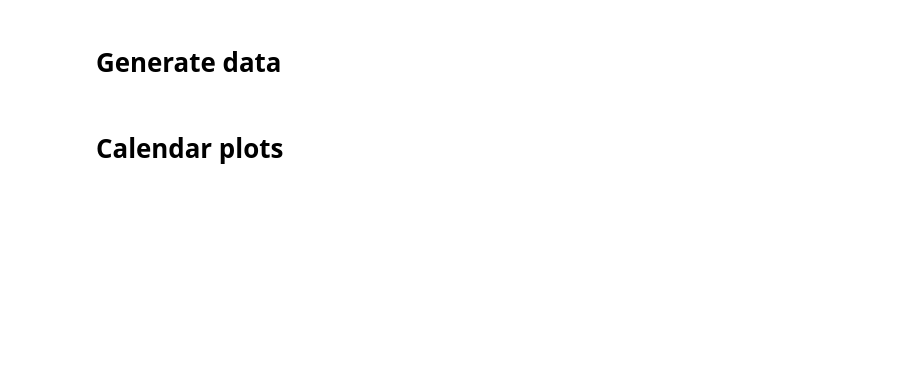
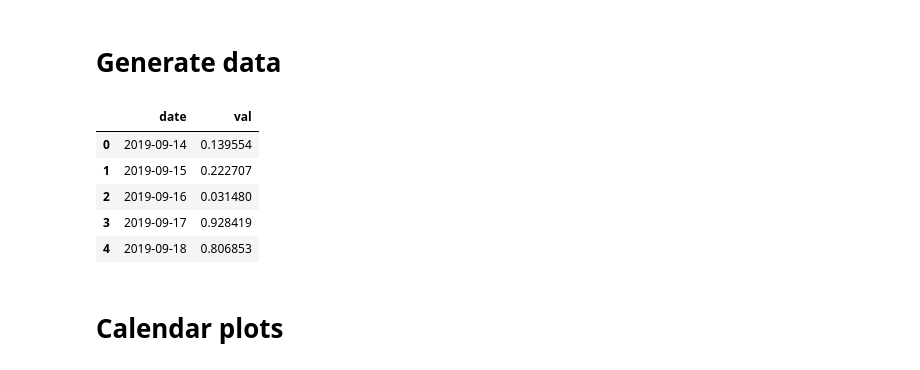
Before and after one commit to AI-AF/hnagib-training-dashboard, a Jupyter notebook: notebooks/hn-calendar-plots.ipynb, the cells around one changed output. Saved outputs shown, nothing was run; the diff lists cells and outputs as text; code cells hidden in the pictures; blank space fills up the shorter version.

```diff
--- a/notebooks/hn-calendar-plots.ipynb
+++ b/notebooks/hn-calendar-plots.ipynb
@@ -183,9 +174,18 @@ def plot_cal(
 # Generate data
 # %%
 df = pd.DataFrame(
-    {'date': pd.date_range('2019-11-30','2020-11-30')}
+    {'date': pd.date_range('2019-09-14',datetime.today())}
 )
 df['val'] = np.random.rand(len(df))
+# %%
+df.head()
+# %% [output]
+|  | date | val |
+| 0 | 2019-09-14 | 0.139554 |
+| 1 | 2019-09-15 | 0.222707 |
+| 2 | 2019-09-16 | 0.031480 |
+| 3 | 2019-09-17 | 0.928419 |
+| 4 | 2019-09-18 | 0.806853 |
 # %% [markdown]
 # Calendar plots
 # %%
```
Also changed, not shown: parts of 1 cell of this notebook, 5 other files.
